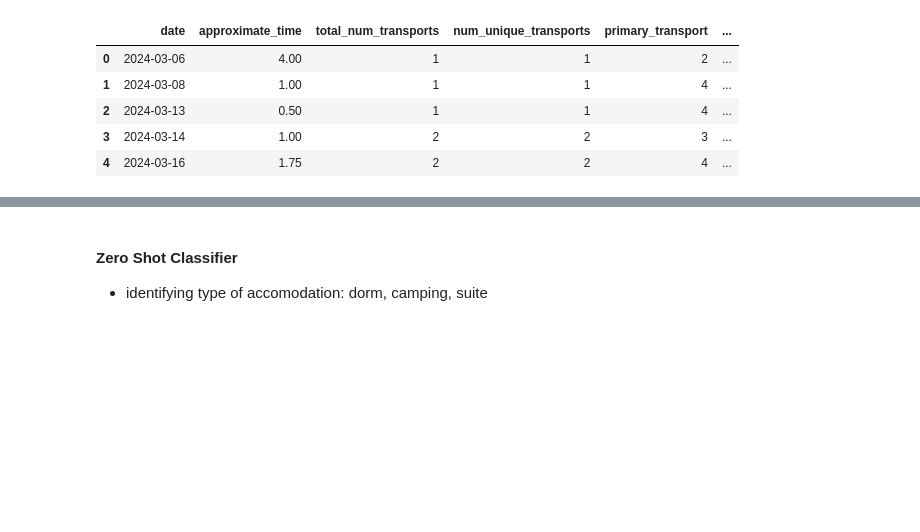
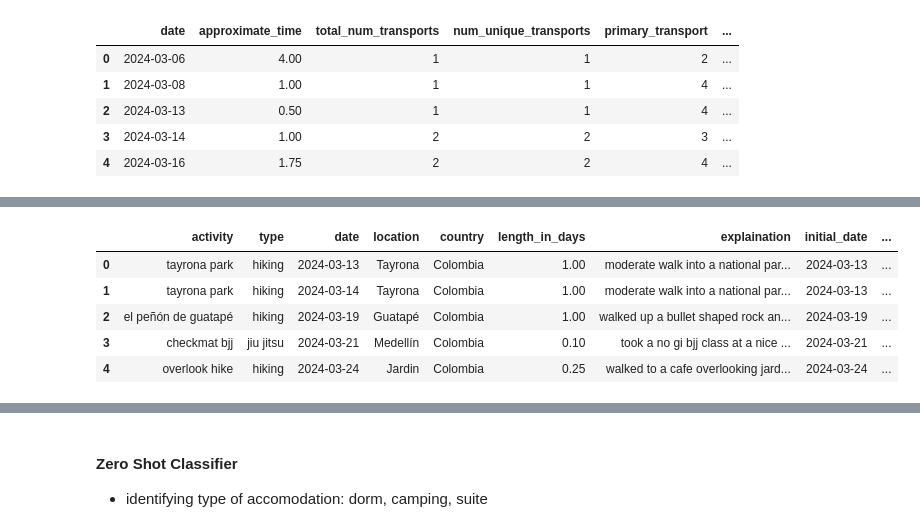
Before and after one commit to SunnyWillert18/floating-in-space, a Jupyter notebook: nbs/travel_personas.ipynb, the cells around one changed output, grey strips where cells are left out. Saved outputs shown, nothing was run; the diff lists cells and outputs as text; code cells hidden in the pictures; blank space fills up the shorter version.

```diff
--- a/nbs/travel_personas.ipynb
+++ b/nbs/travel_personas.ipynb
@@ -158,6 +192,7 @@ def explode_dates(df, date_col, duration_col):
     df_exploded = df.explode('date_sequence')
 
     # 3. Update the 'date' column with the new specific dates and clean up
+    df_exploded['initial_date'] = df_exploded[date_col]
     df_exploded[date_col] = df_exploded['date_sequence']
     df_exploded = df_exploded.drop(columns=['date_sequence']).reset_index(drop=True)
 
@@ -179,7 +214,9 @@ def manage_exploded_data(df):
     multi_days['length_in_days'] = multi_days.length_in_days.astype('float64')
 
     # concat this data back in with the rest of the data
-    df_explode = pd.concat([df[df.length_in_days <= 1], multi_days]).sort_values(by='date', ascending=True)
+    single_days = df[df.length_in_days <= 1]
+    single_days['initial_date'] = single_days['date']
+    df_explode = pd.concat([single_days, multi_days]).sort_values(by='date', ascending=True)
 
     return df_explode
 # %% [markdown]
@@ -219,6 +256,8 @@ activities = pd.read_csv('../data/activities_data.csv')
 # formatting stuff
 tours['date'] = pd.to_datetime(tours['date'], format='%m/%d/%Y')
 activities['date'] = pd.to_datetime(activities['date'], format='%m/%d/%Y')
+
+tours = tours.rename(columns={'tour':'activity'})
 # %%
 tours_ex = manage_exploded_data(tours)
 activities_ex = manage_exploded_data(activities)
@@ -411,0 +451,19 @@ transport_features.head()
+# %%
+# add flags for activites/tours and then join data sets
+activities_ex['is_activity'] = 1
+tours_ex['is_tour'] = 1
+
+all_adventure = pd.concat([activities_ex,tours_ex])
+all_adventure = all_adventure.fillna(0).reset_index().drop('index', axis=1)
+
+# map length in days to length in hours
+all_adventure['length_in_hours'] = np.round(all_adventure.length_in_days * 8, 0)
+
+all_adventure.head()
+# %% [output]
+|  | activity | type | date | location | country | length_in_days | explaination | initial_date | ... |
+| 0 | tayrona park | hiking | 2024-03-13 | Tayrona | Colombia | 1.00 | moderate walk into a national par... | 2024-03-13 | ... |
+| 1 | tayrona park | hiking | 2024-03-14 | Tayrona | Colombia | 1.00 | moderate walk into a national par... | 2024-03-13 | ... |
+| 2 | el peñón de guatapé | hiking | 2024-03-19 | Guatapé | Colombia | 1.00 | walked up a bullet shaped rock an... | 2024-03-19 | ... |
+| 3 | checkmat bjj | jiu jitsu | 2024-03-21 | Medellín | Colombia | 0.10 | took a no gi bjj class at a nice ... | 2024-03-21 | ... |
+| 4 | overlook hike | hiking | 2024-03-24 | Jardin | Colombia | 0.25 | walked to a cafe overlooking jard... | 2024-03-24 | ... |
```
Also changed, not shown: parts of 17 cells of this notebook.
